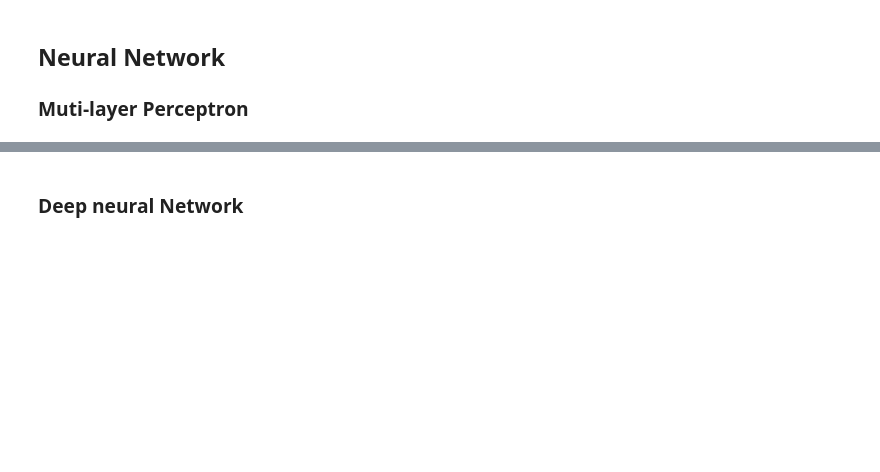
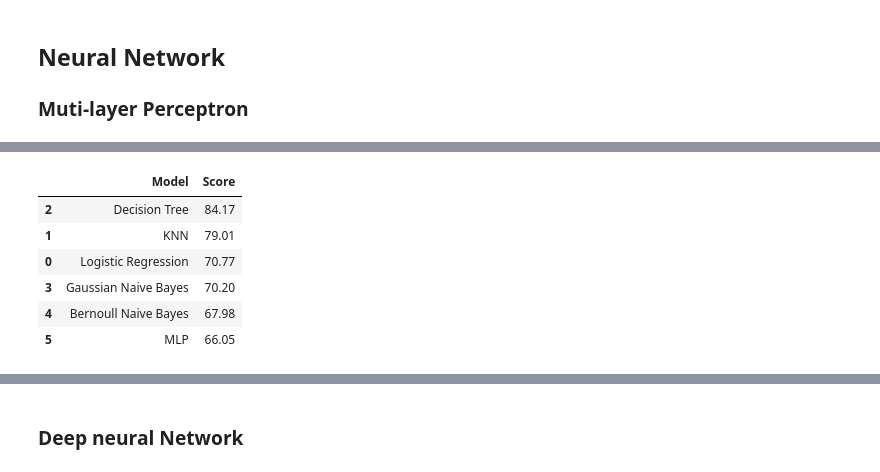
Before and after one commit to bochendong/CS9637A, a Jupyter notebook: 9637a.ipynb, the cells around one changed output, grey strips where cells are left out. Drawn from its saved outputs; the diff is of its cells as text; code cells hidden in the pictures; blank space fills up the shorter version.

```diff
--- a/9637a.ipynb
+++ b/9637a.ipynb
@@ -561,0 +603,13 @@ tree.plot_tree(decisiontree, fontsize=10)
+# %%
+## Bochen
+Gaussian = GaussianNB(var_smoothing = 0.006579332246575682)
+Gaussian.fit(x_train, y_train)
+
+y_pred = Gaussian.predict(x_val)
+acc_Gaussian = round(accuracy_score(y_pred, y_val) * 100, 2)
+print(acc_Gaussian)
+
+
+modelName.append("Gaussian Naive Bayes")
+modelAcc.append(acc_Gaussian)
+modelValAcc.append(val_Gaussian)
@@ -561,0 +642,13 @@ tree.plot_tree(decisiontree, fontsize=10)
+# %%
+## Bochen
+Bernoull = BernoulliNB(alpha = 0.1, fit_prior=True)
+Bernoull.fit(x_train, y_train)
+
+y_pred = Bernoull.predict(x_val)
+acc_Bernoull = round(accuracy_score(y_pred, y_val) * 100, 2)
+print(acc_Bernoull)
+
+
+modelName.append("Bernoull Naive Bayes")
+modelAcc.append(acc_Bernoull)
+modelValAcc.append(val_BernoulliNB)
@@ -568,10 +663,10 @@ tree.plot_tree(decisiontree, fontsize=10)
 mlp = MLPClassifier(max_iter=1000)
 
 params = {
-    'hidden_layer_sizes': [(10,),(15,),(20,),(10,15,20), (10, 20, 30)],
-    'activation': ['tanh', 'relu', 'logistic'],
-    'solver': ['sgd', 'adam', 'lbfgs'],
-    'alpha': [0.0001, 0.001, 0.01, 0.05],
+    'hidden_layer_sizes': [(20,),(10,15,20), (10, 20, 30)],
+    'activation': ['relu', 'logistic'],
+    'solver': [ 'lbfgs'],
+    'alpha': [ 0.01, 0.05],
     'learning_rate': ['constant','adaptive'],
 }
 grid_search_cv = GridSearchCV(mlp, params, n_jobs=-1, cv=5)
@@ -595,7 +690,8 @@ grid_search_cv.best_params_
 # %%
 val_MLP_score= round(grid_search_cv.best_score_ * 100, 2)
 # %%
-MLP = MLPClassifier(MLPClassifier(max_iter=1000), activation = 'logistic', alpha = 0.01, hidden_layer_sizes=(20, ), learning_rate= 'adaptive', solver='lbfgs')
+## Bochen
+MLP = MLPClassifier(activation = 'relu', alpha = 0.05, hidden_layer_sizes=(10, 15, 20), learning_rate= 'constant', solver='lbfgs')
 MLP.fit(x_train, y_train)
 
 y_pred = MLP.predict(x_val)
@@ -611,0 +712,14 @@ plt.show()
+# %%
+## Bochen
+models = pd.DataFrame({
+    'Model': modelName,
+    'Score': modelAcc})
+models.sort_values(by='Score', ascending=False)
+# %% [output]
+|  | Model | Score |
+| 2 | Decision Tree | 84.17 |
+| 1 | KNN | 79.01 |
+| 0 | Logistic Regression | 70.77 |
+| 3 | Gaussian Naive Bayes | 70.20 |
+| 4 | Bernoull Naive Bayes | 67.98 |
+| 5 | MLP | 66.05 |
```
Also changed, not shown: parts of 52 cells of this notebook.
